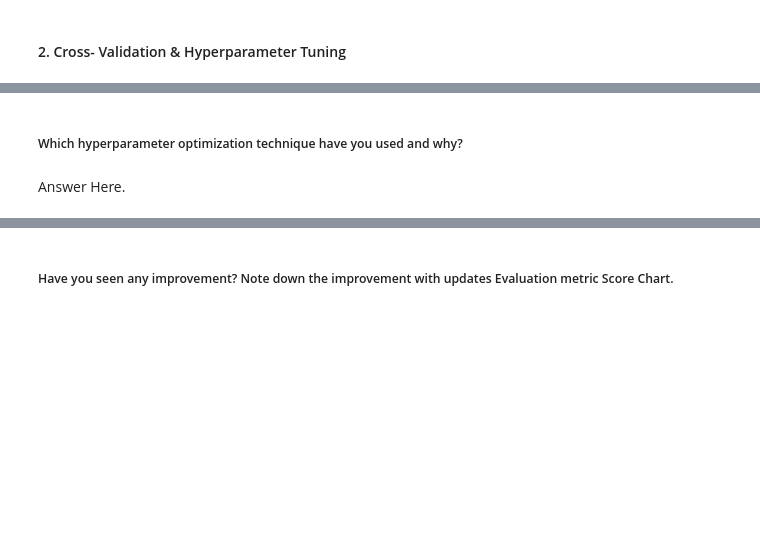
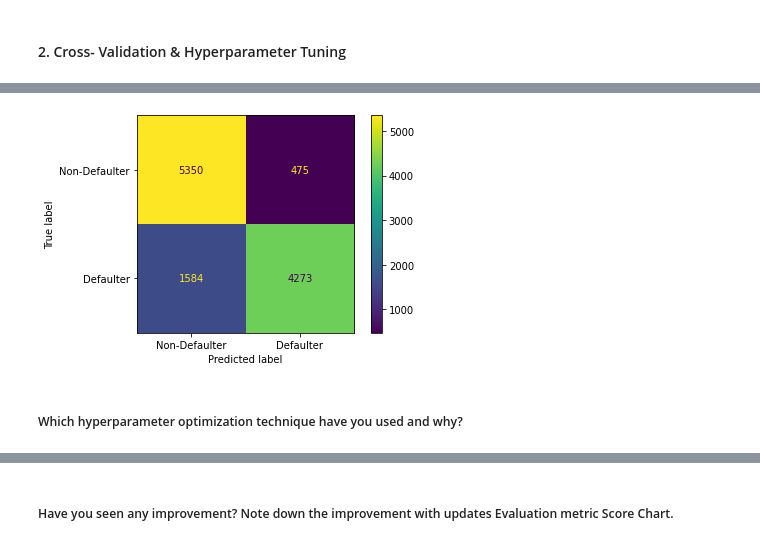
Before and after one commit to oweskhan77/Credit-Card-Default-Prediction, a Jupyter notebook: Credit_Card_Default_Prediction_ML_Submission_Template.ipynb, the cells around one changed output, grey strips where cells are left out. Drawn from its saved outputs; the diff is of its cells as text; code cells hidden in the pictures; blank space fills up the shorter version.

```diff
--- a/Credit_Card_Default_Prediction_ML_Submission_Template.ipynb
+++ b/Credit_Card_Default_Prediction_ML_Submission_Template.ipynb
@@ -1142,0 +1317,4 @@ For the train-test split, I utilised an 75:25 ratio. We can see we have 35046 da
+# %%
+ #predicting the values of y from x after CV via model
+y_pred_test_cv = logistic_regg_cv.predict(X_test)
+y_pred_train_cv = logistic_regg_cv.predict(X_train)
@@ -1143,4 +1337,10 @@ For the train-test split, I utilised an 75:25 ratio. We can see we have 35046 da
+# %%
+#Confusion matrics for Test
+cm = confusion_matrix(Y_test, y_pred_test_cv)
+cm_display = metrics.ConfusionMatrixDisplay(confusion_matrix = cm, display_labels = ['Non-Defaulter','Defaulter'])
+cm_display.plot()
+plt.show()
+# %% [output]
+[figure, added]
 # %% [markdown]
 ##### Which hyperparameter optimization technique have you used and why?
-# %% [markdown]
-Answer Here.
```
Also changed, not shown: parts of 114 cells of this notebook.
